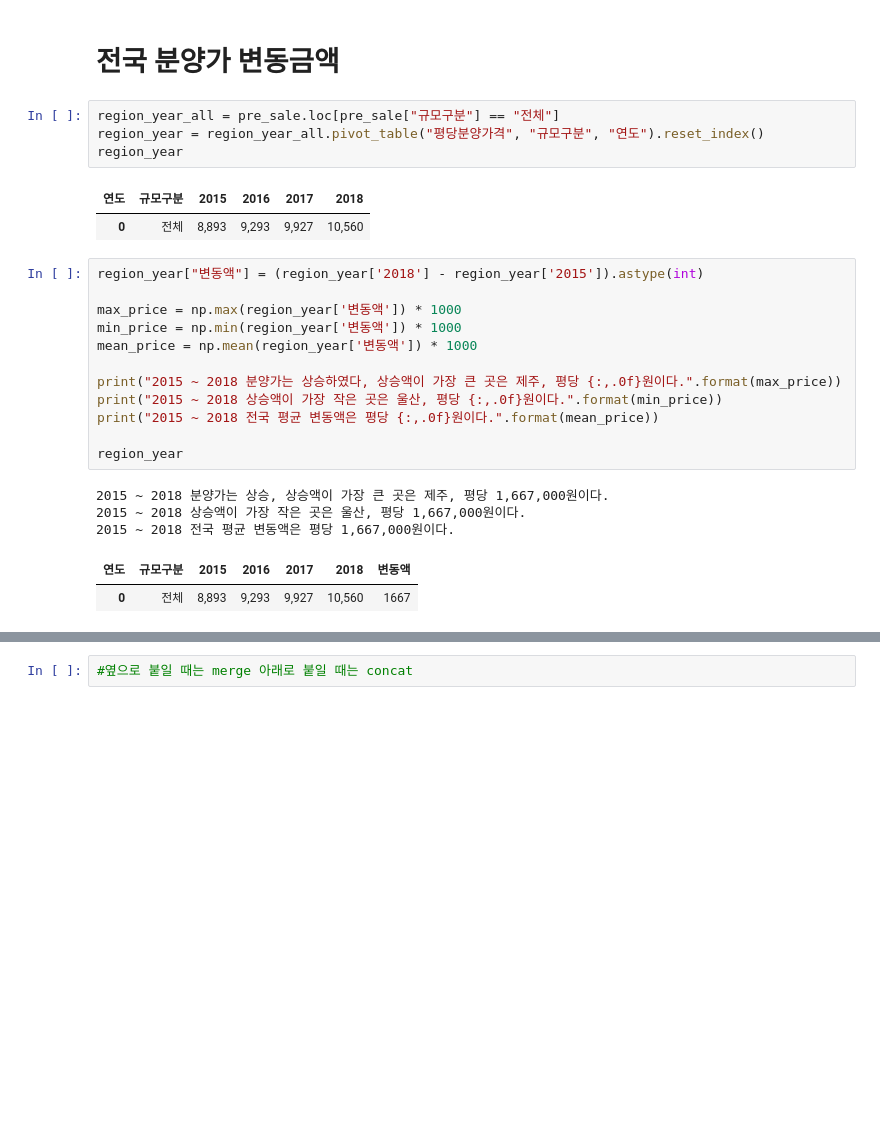
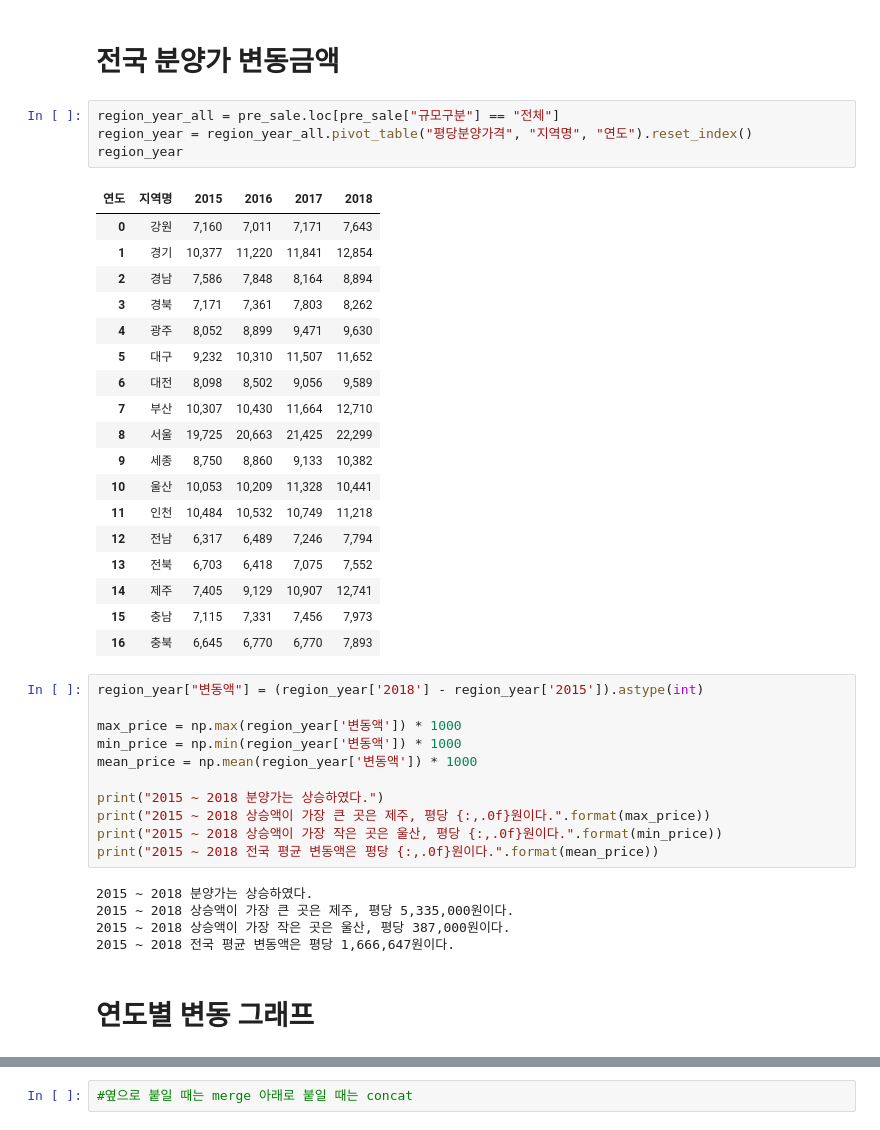
Before and after one commit to takkmj/hello_world, a Jupyter notebook: public_data_new_apartment/public_data_apartment_practice.ipynb, the cells around one changed output, grey strips where cells are left out. Saved outputs shown, nothing was run; the diff lists cells and outputs as text; blank space fills up the shorter version.

```diff
--- a/public_data_new_apartment/public_data_apartment_practice.ipynb
+++ b/public_data_new_apartment/public_data_apartment_practice.ipynb
@@ -176,11 +175,27 @@ pre_sale.pivot_table("평당분양가격", "규모구분", "연도")
 # 전국 분양가 변동금액
 # %%
 region_year_all = pre_sale.loc[pre_sale["규모구분"] == "전체"]
-region_year = region_year_all.pivot_table("평당분양가격", "규모구분", "연도").reset_index()
+region_year = region_year_all.pivot_table("평당분양가격", "지역명", "연도").reset_index()
 region_year
 # %% [output]
-| 연도 | 규모구분 | 2015 | 2016 | 2017 | 2018 |
-| 0 | 전체 | 8,893 | 9,293 | 9,927 | 10,560 |
+| 연도 | 지역명 | 2015 | 2016 | 2017 | 2018 |
+| 0 | 강원 | 7,160 | 7,011 | 7,171 | 7,643 |
+| 1 | 경기 | 10,377 | 11,220 | 11,841 | 12,854 |
+| 2 | 경남 | 7,586 | 7,848 | 8,164 | 8,894 |
+| 3 | 경북 | 7,171 | 7,361 | 7,803 | 8,262 |
+| 4 | 광주 | 8,052 | 8,899 | 9,471 | 9,630 |
+| 5 | 대구 | 9,232 | 10,310 | 11,507 | 11,652 |
+| 6 | 대전 | 8,098 | 8,502 | 9,056 | 9,589 |
+| 7 | 부산 | 10,307 | 10,430 | 11,664 | 12,710 |
+| 8 | 서울 | 19,725 | 20,663 | 21,425 | 22,299 |
+| 9 | 세종 | 8,750 | 8,860 | 9,133 | 10,382 |
+| 10 | 울산 | 10,053 | 10,209 | 11,328 | 10,441 |
+| 11 | 인천 | 10,484 | 10,532 | 10,749 | 11,218 |
+| 12 | 전남 | 6,317 | 6,489 | 7,246 | 7,794 |
+| 13 | 전북 | 6,703 | 6,418 | 7,075 | 7,552 |
+| 14 | 제주 | 7,405 | 9,129 | 10,907 | 12,741 |
+| 15 | 충남 | 7,115 | 7,331 | 7,456 | 7,973 |
+| 16 | 충북 | 6,645 | 6,770 | 6,770 | 7,893 |
 # %%
 region_year["변동액"] = (region_year['2018'] - region_year['2015']).astype(int)
 
@@ -188,14 +203,14 @@ max_price = np.max(region_year['변동액']) * 1000
 min_price = np.min(region_year['변동액']) * 1000
 mean_price = np.mean(region_year['변동액']) * 1000
 
-print("2015 ~ 2018 분양가는 상승하였다, 상승액이 가장 큰 곳은 제주, 평당 {:,.0f}원이다.".format(max_price))
+print("2015 ~ 2018 분양가는 상승하였다.")
+print("2015 ~ 2018 상승액이 가장 큰 곳은 제주, 평당 {:,.0f}원이다.".format(max_price))
 print("2015 ~ 2018 상승액이 가장 작은 곳은 울산, 평당 {:,.0f}원이다.".format(min_price))
 print("2015 ~ 2018 전국 평균 변동액은 평당 {:,.0f}원이다.".format(mean_price))
-
-region_year
 # %% [output]
-2015 ~ 2018 분양가는 상승, 상승액이 가장 큰 곳은 제주, 평당 1,667,000원이다.
-2015 ~ 2018 상승액이 가장 작은 곳은 울산, 평당 1,667,000원이다.
-2015 ~ 2018 전국 평균 변동액은 평당 1,667,000원이다.
+2015 ~ 2018 분양가는 상승하였다.
+2015 ~ 2018 상승액이 가장 큰 곳은 제주, 평당 5,335,000원이다.
+2015 ~ 2018 상승액이 가장 작은 곳은 울산, 평당 387,000원이다.
+2015 ~ 2018 전국 평균 변동액은 평당 1,666,647원이다.
-| 연도 | 규모구분 | 2015 | 2016 | 2017 | 2018 | 변동액 |
-| 0 | 전체 | 8,893 | 9,293 | 9,927 | 10,560 | 1667 |
+# %% [markdown]
+# 연도별 변동 그래프
```
Also changed, not shown: parts of 4 cells of this notebook.
